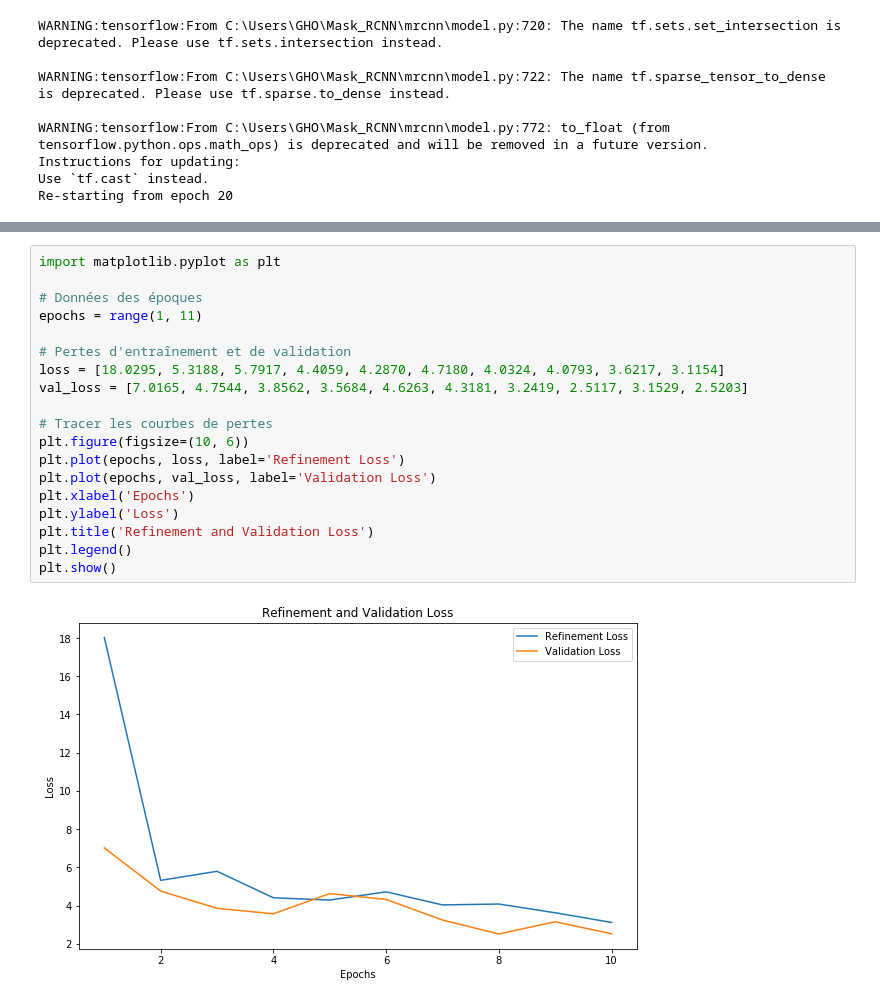
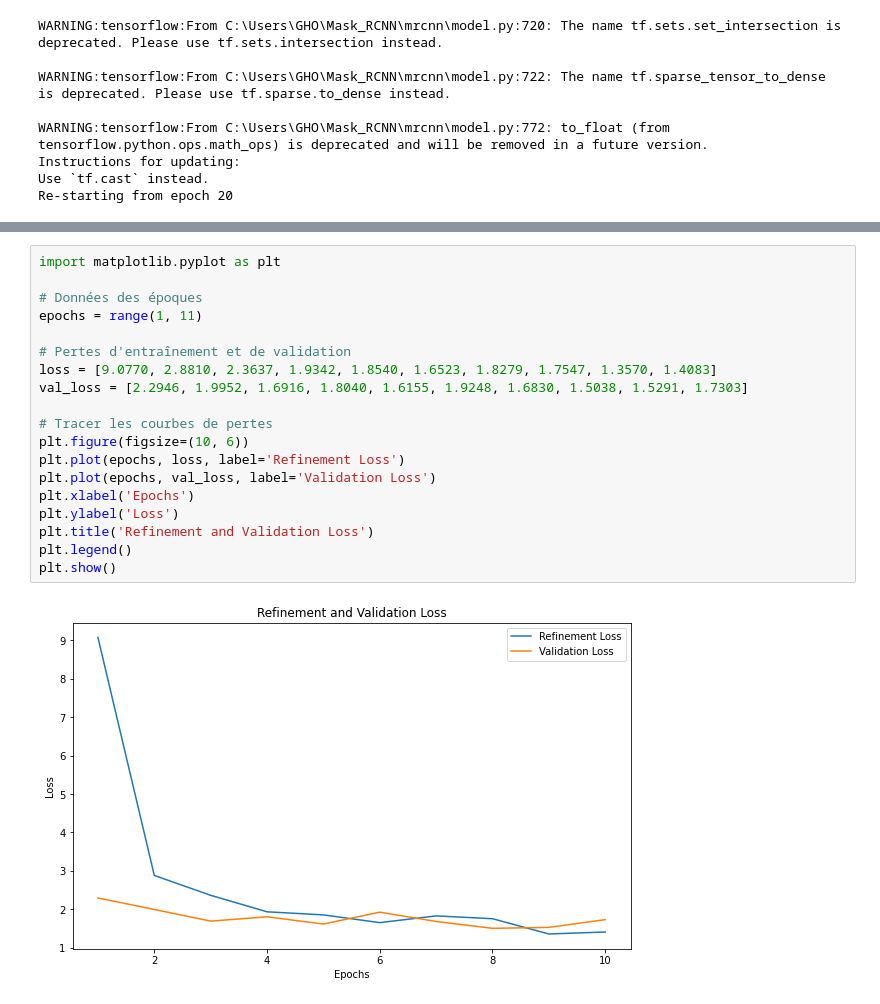
Before and after one commit to mehdizse/tp_mask_rcnn, a Jupyter notebook: train.ipynb, the cells around one changed output, grey strips where cells are left out. Cells and saved outputs as stored; diff of their text form.

```diff
--- a/train.ipynb
+++ b/train.ipynb
@@ -845,21 +749,21 @@ Epoch 30/30
 # %%
 import matplotlib.pyplot as plt
 
 # Données des époques
 epochs = range(1, 11)
 
 # Pertes d'entraînement et de validation
-loss = [18.0295, 5.3188, 5.7917, 4.4059, 4.2870, 4.7180, 4.0324, 4.0793, 3.6217, 3.1154]
-val_loss = [7.0165, 4.7544, 3.8562, 3.5684, 4.6263, 4.3181, 3.2419, 2.5117, 3.1529, 2.5203]
+loss = [9.0770, 2.8810, 2.3637, 1.9342, 1.8540, 1.6523, 1.8279, 1.7547, 1.3570, 1.4083]
+val_loss = [2.2946, 1.9952, 1.6916, 1.8040, 1.6155, 1.9248, 1.6830, 1.5038, 1.5291, 1.7303]
 
 # Tracer les courbes de pertes
 plt.figure(figsize=(10, 6))
 plt.plot(epochs, loss, label='Refinement Loss')
 plt.plot(epochs, val_loss, label='Validation Loss')
 plt.xlabel('Epochs')
 plt.ylabel('Loss')
 plt.title('Refinement and Validation Loss')
 plt.legend()
 plt.show()
 # %% [output]
-[figure, old version]
+[figure, new version]
```
Also changed, not shown: parts of 3 cells of this notebook, 4 other files.
